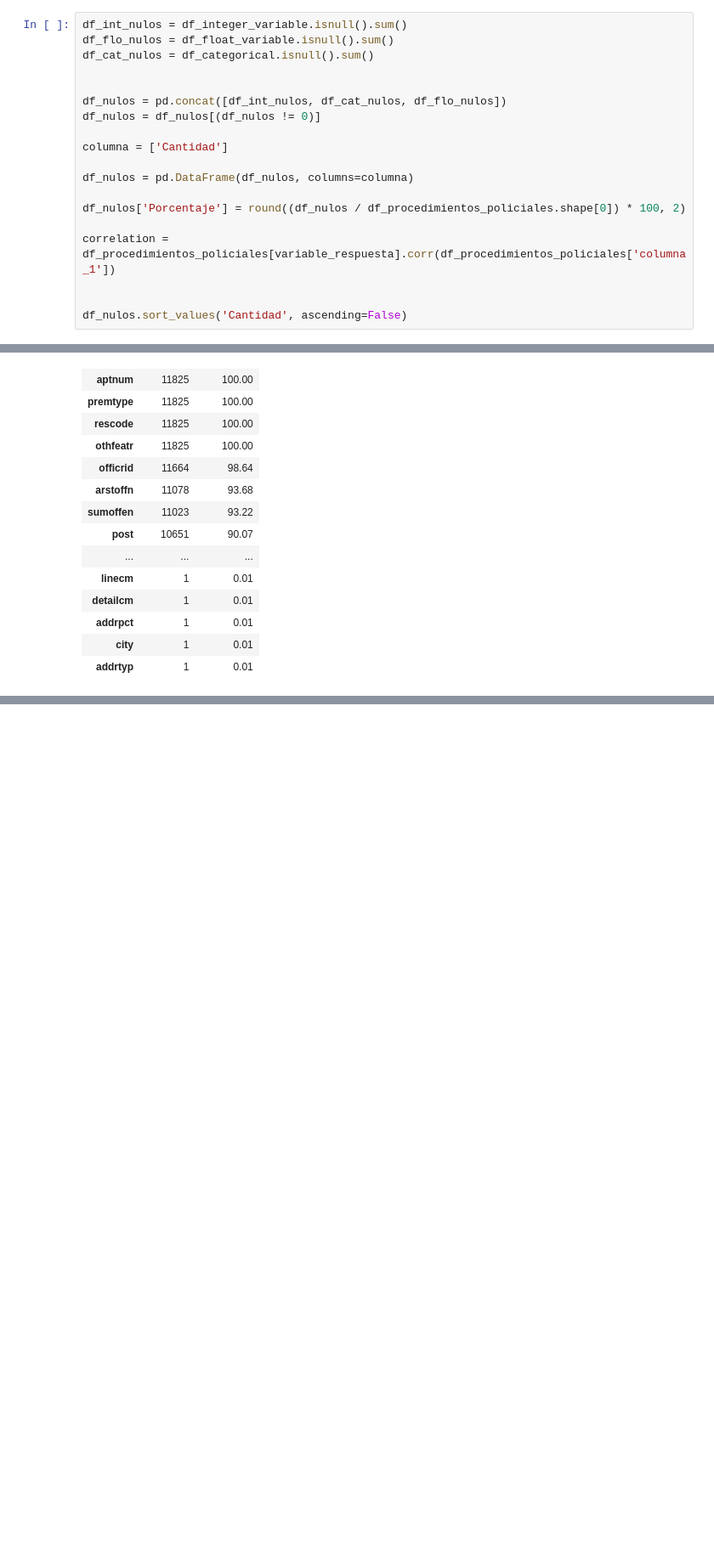
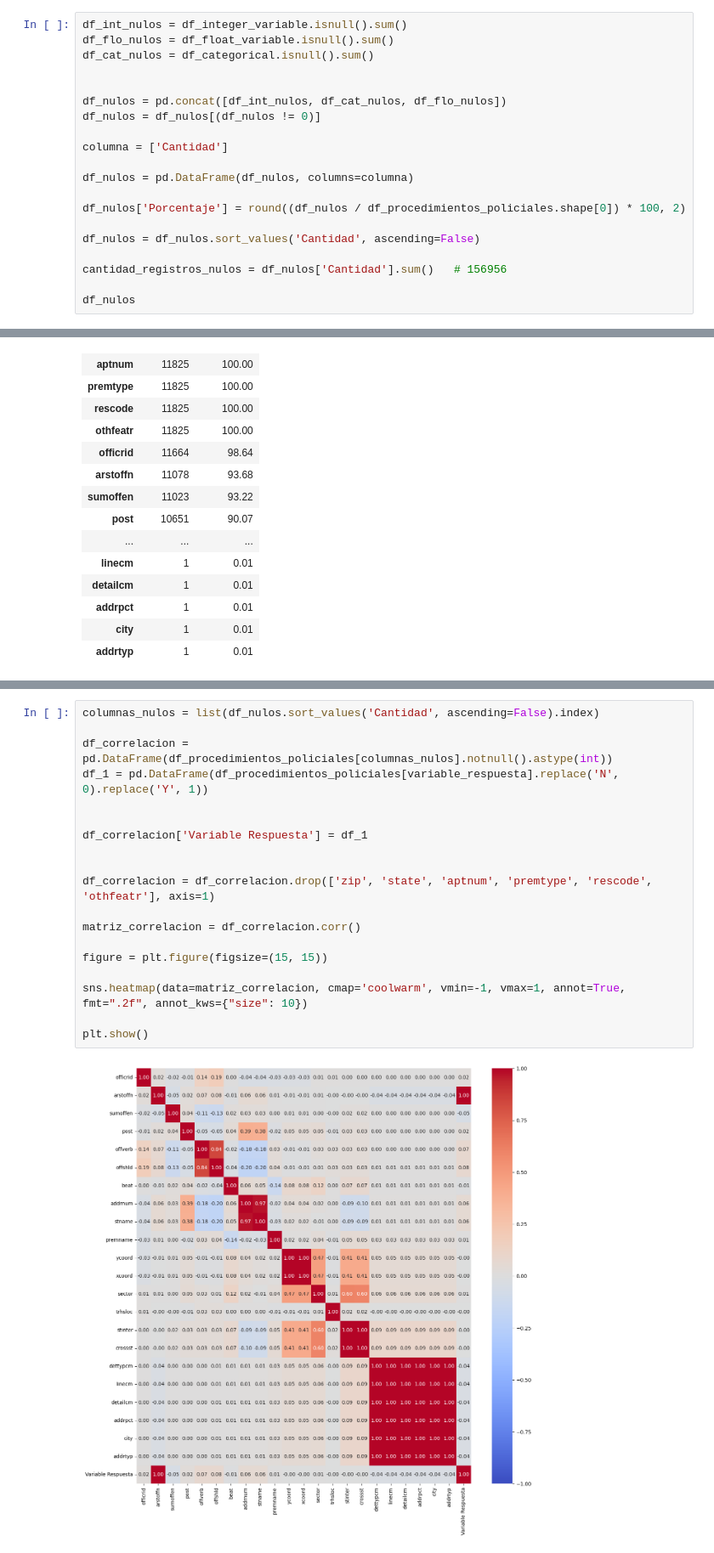
Before and after one commit to fidebravo/Modulo5, a Jupyter notebook: Modulo5_Sprint.ipynb, the cells around one changed output, grey strips where cells are left out. Shown at 85% size. Drawn from its saved outputs; the diff is of its cells as text; blank space fills up the shorter version.

```diff
--- a/Modulo5_Sprint.ipynb
+++ b/Modulo5_Sprint.ipynb
@@ -119,10 +129,11 @@ df_nulos = pd.DataFrame(df_nulos, columns=columna)
 
 df_nulos['Porcentaje'] = round((df_nulos / df_procedimientos_policiales.shape[0]) * 100, 2)
 
-correlation = df_procedimientos_policiales[variable_respuesta].corr(df_procedimientos_policiales['columna_1'])
+df_nulos = df_nulos.sort_values('Cantidad', ascending=False)
 
+cantidad_registros_nulos = df_nulos['Cantidad'].sum()   # 156956
 
-df_nulos.sort_values('Cantidad', ascending=False)
+df_nulos
 # %% [output]
 |  | Cantidad | Porcentaje |
 | zip | 11825 | 100.00 |
@@ -194,0 +155,21 @@ dtype: int64
+# %%
+columnas_nulos = list(df_nulos.sort_values('Cantidad', ascending=False).index)
+
+df_correlacion = pd.DataFrame(df_procedimientos_policiales[columnas_nulos].notnull().astype(int))
+df_1 = pd.DataFrame(df_procedimientos_policiales[variable_respuesta].replace('N', 0).replace('Y', 1))
+
+
+df_correlacion['Variable Respuesta'] = df_1
+
+
+df_correlacion = df_correlacion.drop(['zip', 'state', 'aptnum', 'premtype', 'rescode', 'othfeatr'], axis=1)
+
+matriz_correlacion = df_correlacion.corr()
+
+figure = plt.figure(figsize=(15, 15))
+
+sns.heatmap(data=matriz_correlacion, cmap='coolwarm', vmin=-1, vmax=1, annot=True, fmt=".2f", annot_kws={"size": 10})
+
+plt.show()
+# %% [output]
+[figure, added]
```
Also changed, not shown: parts of 28 cells of this notebook.
